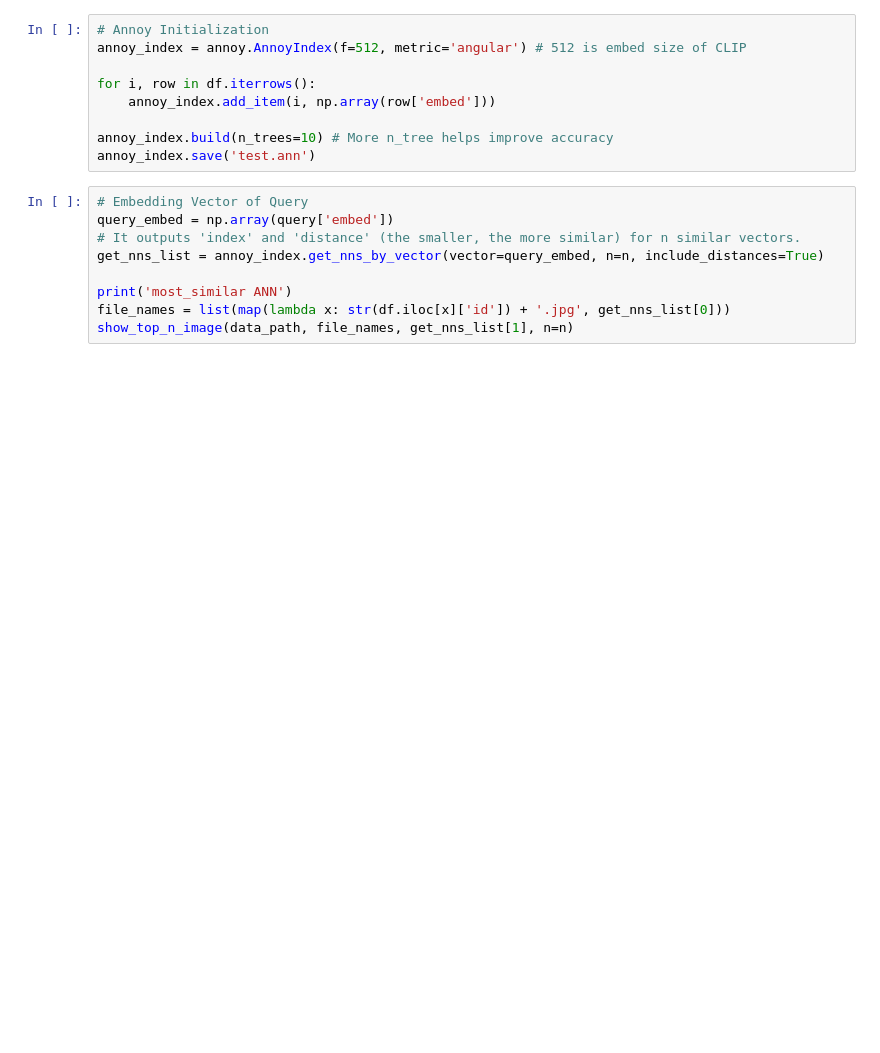
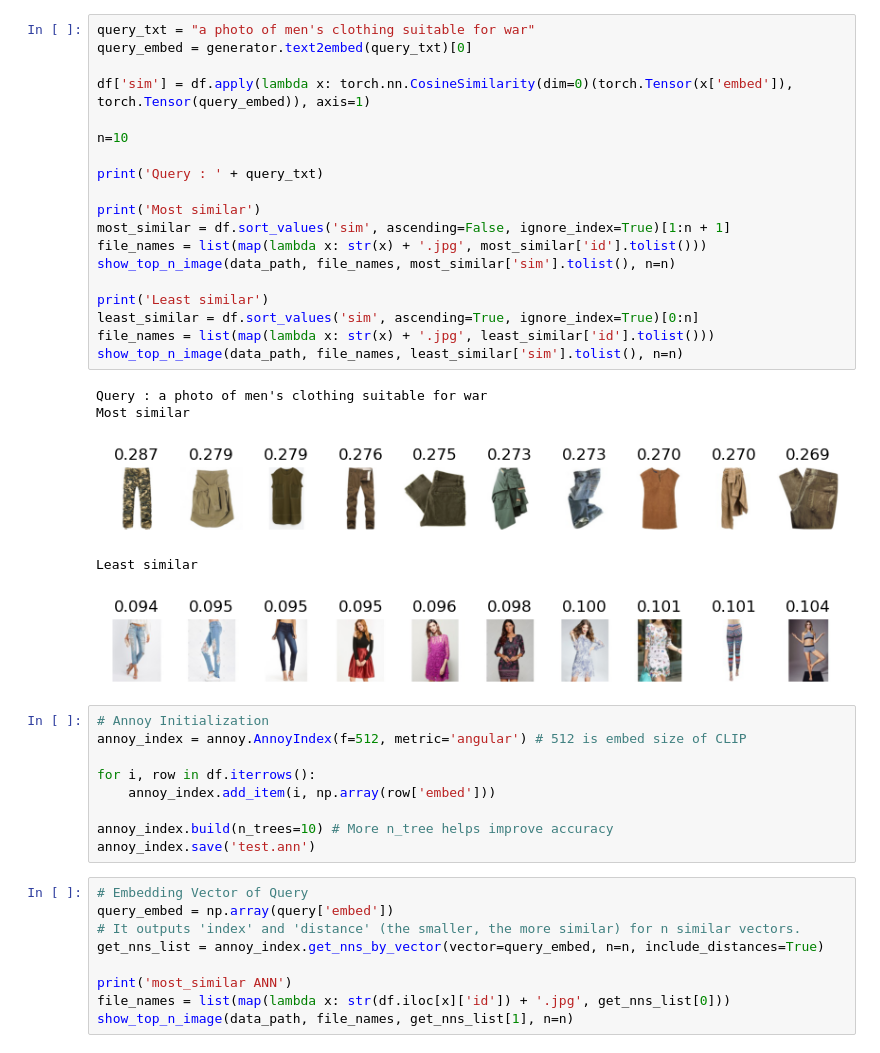
Before and after one commit to kchyun/ai-stylist, a Jupyter notebook: embed_generator/test.ipynb, the cells around one changed output. Drawn from its saved outputs; the diff is of its cells as text; blank space fills up the shorter version.

```diff
--- a/embed_generator/test.ipynb
+++ b/embed_generator/test.ipynb
@@ -75,3 +87,28 @@ TypeError: new(): invalid data type 'str'
+# %%
+query_txt = "a photo of men's clothing suitable for war"
+query_embed = generator.text2embed(query_txt)[0]
+
+df['sim'] = df.apply(lambda x: torch.nn.CosineSimilarity(dim=0)(torch.Tensor(x['embed']), torch.Tensor(query_embed)), axis=1)
+
+n=10
+
+print('Query : ' + query_txt)
+
+print('Most similar')
+most_similar = df.sort_values('sim', ascending=False, ignore_index=True)[1:n + 1]
+file_names = list(map(lambda x: str(x) + '.jpg', most_similar['id'].tolist()))
+show_top_n_image(data_path, file_names, most_similar['sim'].tolist(), n=n)
+
+print('Least similar')
+least_similar = df.sort_values('sim', ascending=True, ignore_index=True)[0:n]
+file_names = list(map(lambda x: str(x) + '.jpg', least_similar['id'].tolist()))
+show_top_n_image(data_path, file_names, least_similar['sim'].tolist(), n=n)
+# %% [output]
+Query : a photo of men's clothing suitable for war
+Most similar
+[figure, added]
+Least similar
+[figure, added]
 # %%
 # Annoy Initialization
 annoy_index = annoy.AnnoyIndex(f=512, metric='angular') # 512 is embed size of CLIP
```
Also changed, not shown: parts of 9 cells of this notebook, 11 other files.
